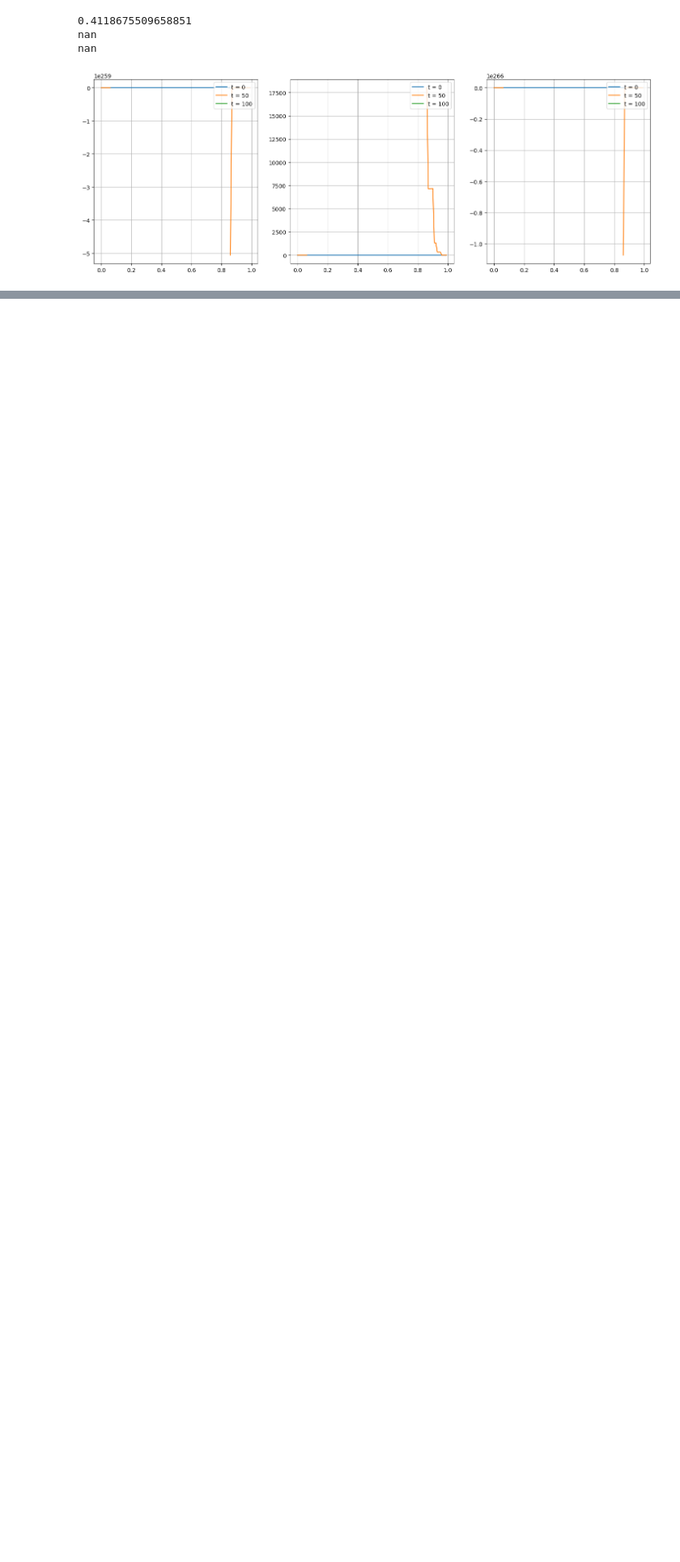
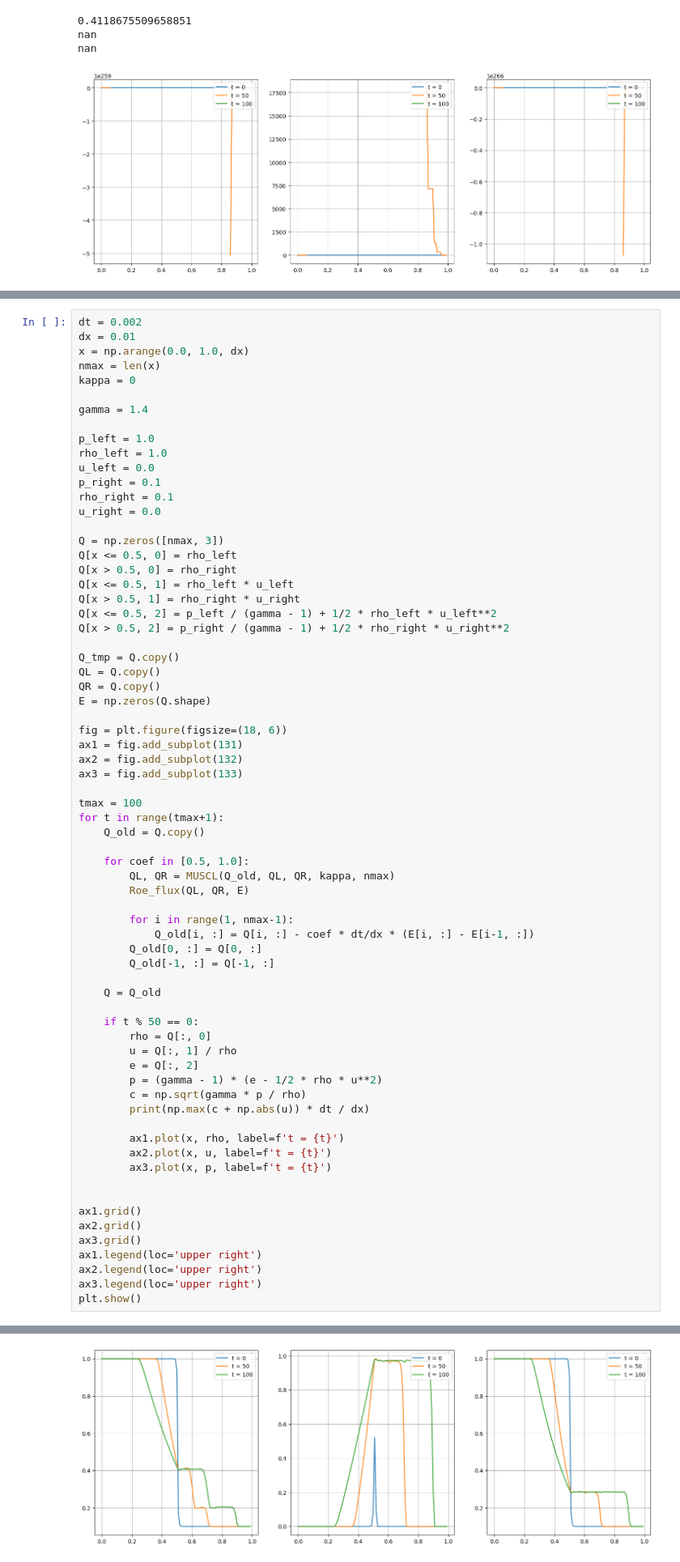
Before and after one commit to Keita-A/fluid-simulation-python, a Jupyter notebook: chap6.ipynb, the cells around one changed output, grey strips where cells are left out. Shown: that part at 81% size. Saved outputs shown, nothing was run; the diff lists cells and outputs as text; blank space fills up the shorter version.

```diff
--- a/chap6.ipynb
+++ b/chap6.ipynb
@@ -181,0 +257,70 @@ nan
+# %%
+dt = 0.002
+dx = 0.01
+x = np.arange(0.0, 1.0, dx)
+nmax = len(x)
+kappa = 0
+
+gamma = 1.4
+
+p_left = 1.0
+rho_left = 1.0
+u_left = 0.0
+p_right = 0.1
+rho_right = 0.1
+u_right = 0.0
+
+Q = np.zeros([nmax, 3])
+Q[x <= 0.5, 0] = rho_left
+Q[x > 0.5, 0] = rho_right
+Q[x <= 0.5, 1] = rho_left * u_left
+Q[x > 0.5, 1] = rho_right * u_right
+Q[x <= 0.5, 2] = p_left / (gamma - 1) + 1/2 * rho_left * u_left**2
+Q[x > 0.5, 2] = p_right / (gamma - 1) + 1/2 * rho_right * u_right**2
+
+Q_tmp = Q.copy()
+QL = Q.copy()
+QR = Q.copy()
+E = np.zeros(Q.shape)
+
+fig = plt.figure(figsize=(18, 6))
+ax1 = fig.add_subplot(131)
+ax2 = fig.add_subplot(132)
+ax3 = fig.add_subplot(133)
+
+tmax = 100
+for t in range(tmax+1):
+    Q_old = Q.copy()
+
+    for coef in [0.5, 1.0]:
+        QL, QR = MUSCL(Q_old, QL, QR, kappa, nmax)
+        Roe_flux(QL, QR, E)
+
+        for i in range(1, nmax-1):
+            Q_old[i, :] = Q[i, :] - coef * dt/dx * (E[i, :] - E[i-1, :])
+        Q_old[0, :] = Q[0, :]
+        Q_old[-1, :] = Q[-1, :]
+
+    Q = Q_old
+
+    if t % 50 == 0:
+        rho = Q[:, 0]
+        u = Q[:, 1] / rho
+        e = Q[:, 2]
+        p = (gamma - 1) * (e - 1/2 * rho * u**2)
+        c = np.sqrt(gamma * p / rho)
+        print(np.max(c + np.abs(u)) * dt / dx)
+
+        ax1.plot(x, rho, label=f't = {t}')
+        ax2.plot(x, u, label=f't = {t}')
+        ax3.plot(x, p, label=f't = {t}')
+
+
+ax1.grid()
+ax2.grid()
+ax3.grid()
+ax1.legend(loc='upper right')
+ax2.legend(loc='upper right')
+ax3.legend(loc='upper right')
+plt.show()
+# %% [output]
@@ -181,0 +330 @@ nan
+[figure, added]
```
Also changed, not shown: parts of 4 cells of this notebook.
